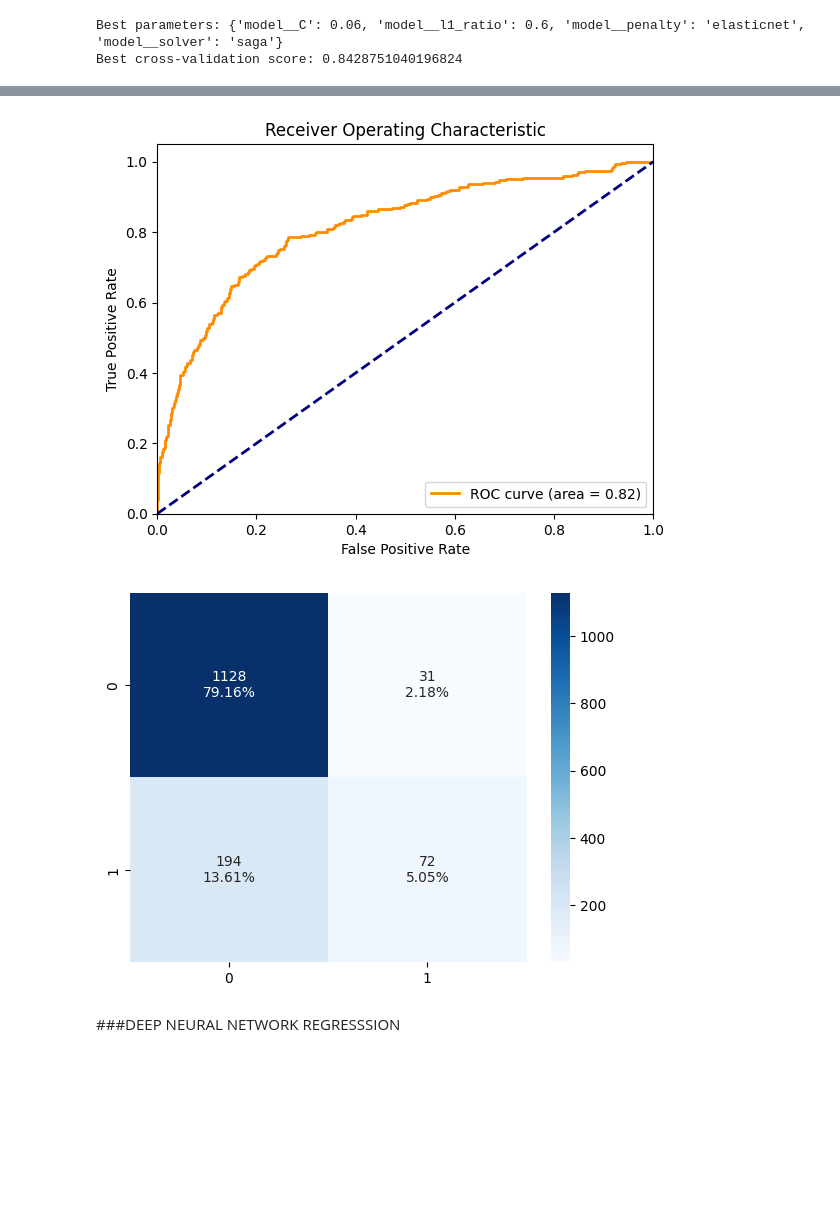
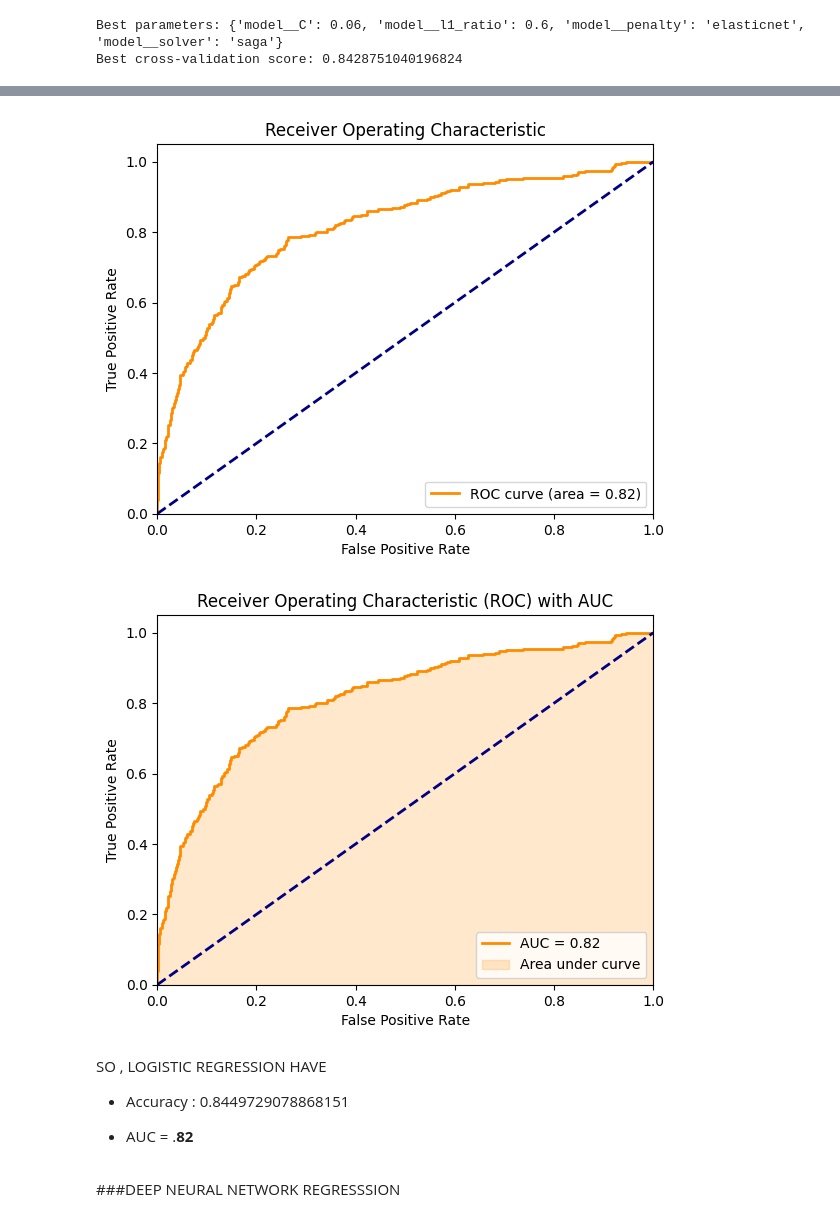
Before and after one commit to Prabhjot-Singh-13/Prabhjot-Singh-13, a Jupyter notebook: DL_vs_LR.ipynb, the cells around one changed output, grey strips where cells are left out. Cells and saved outputs as stored; diff of their text form; code cells hidden in the pictures; blank space fills up the shorter version.

```diff
--- a/DL_vs_LR.ipynb
+++ b/DL_vs_LR.ipynb
@@ -267,15 +256,24 @@ LogisticRegression(C=0.06, l1_ratio=0.65, penalty='elasticnet', solver='saga')
 # %%
-#TESTING DATA EVALUATION
+
 
 from sklearn.metrics import classification_report, confusion_matrix, accuracy_score, roc_auc_score, roc_curve
 
-# Assuming `y_test` are your true class labels and `predictions` are the predicted class labels from your Logistic Regression model
-y_test = y_test
+#Predicting the values
 prediction = model_lr.predict(X_test)
 
-# Confusion Matrix
-print("Confusion Matrix:")
-print(confusion_matrix(y_test, prediction))
+# Generate the confusion matrix
+cf_matrix = confusion_matrix(y_test, prediction)
+
+# Calculate the percentage for each cell
+cf_matrix_percent = cf_matrix / np.sum(cf_matrix) * 100
+
+# Create labels with both count and percentage
+labels = [f"{v1}\n{v2:.2f}%" for v1, v2 in zip(cf_matrix.flatten(), cf_matrix_percent.flatten())]
+labels = np.asarray(labels).reshape(cf_matrix.shape)
+
+# Plot the heatmap
+sns.heatmap(cf_matrix, annot=labels, fmt='', cmap='Blues')
+plt.show()
 
 # Classification Report (includes Precision, Recall, F1-Score, Support)
 print("\nClassification Report:")
@@ -288,6 +286,6 @@ print("Accuracy:", accuracy_score(y_test, prediction))
 print("ROC-AUC Score:", roc_auc_score(y_test, prediction))
 
 # ROC Curve
-fpr, tpr, thresholds = roc_curve(y_test, predictions)
+fpr, tpr, thresholds = roc_curve(y_test, prediction)
 # You can plot the ROC curve using matplotlib or any other plotting library
 # %% [output]
@@ -353,45 +351,46 @@ ROC-AUC Score (Training Set): 0.6180548659677794
 # %%
 from sklearn.metrics import roc_curve, auc
 
 
 # Predict probabilities
 y_pred_proba = model_lr.predict_proba(X_test)[:, 1]
 
 # Calculate ROC curve
 fpr, tpr, thresholds = roc_curve(y_test, y_pred_proba)
 roc_auc = auc(fpr, tpr)
 
 # Plot ROC curve
 plt.figure()
 plt.plot(fpr, tpr, color='darkorange', lw=2, label=f'ROC curve (area = {roc_auc:.2f})')
 plt.plot([0, 1], [0, 1], color='navy', lw=2, linestyle='--')
 plt.xlim([0.0, 1.0])
 plt.ylim([0.0, 1.05])
 plt.xlabel('False Positive Rate')
 plt.ylabel('True Positive Rate')
 plt.title('Receiver Operating Characteristic')
 plt.legend(loc="lower right")
 plt.show()
+
+# Plot AUC curve
+plt.figure()
+plt.plot(fpr, tpr, color='darkorange', lw=2, label=f'AUC = {roc_auc:.2f}')
+plt.fill_between(fpr, tpr, alpha=0.2, color='darkorange', label='Area under curve')
+plt.plot([0, 1], [0, 1], color='navy', lw=2, linestyle='--')
+plt.xlim([0.0, 1.0])
+plt.ylim([0.0, 1.05])
+plt.xlabel('False Positive Rate')
+plt.ylabel('True Positive Rate')
+plt.title('Receiver Operating Characteristic (ROC) with AUC')
+plt.legend(loc="lower right")
+plt.show()
 # %% [output]
 [figure]
+[figure, added]
-# %%
-from sklearn.metrics import confusion_matrix
-import seaborn as sns
-import matplotlib.pyplot as plt
-# Generate the confusion matrix
-cf_matrix = confusion_matrix(y_test, y_pred)
-
-# Calculate the percentage for each cell
-cf_matrix_percent = cf_matrix / np.sum(cf_matrix) * 100
-
-# Create labels with both count and percentage
-labels = [f"{v1}\n{v2:.2f}%" for v1, v2 in zip(cf_matrix.flatten(), cf_matrix_percent.flatten())]
-labels = np.asarray(labels).reshape(cf_matrix.shape)
-
-# Plot the heatmap
-sns.heatmap(cf_matrix, annot=labels, fmt='', cmap='Blues')
-plt.show()
-# %% [output]
-[figure, removed]
+# %% [markdown]
+SO , LOGISTIC REGRESSION HAVE
+
+* Accuracy : 0.8449729078868151
+
+* AUC = .**82**
 # %% [markdown]
 ###DEEP NEURAL NETWORK REGRESSSION
```
Also changed, not shown: parts of 55 cells of this notebook.
